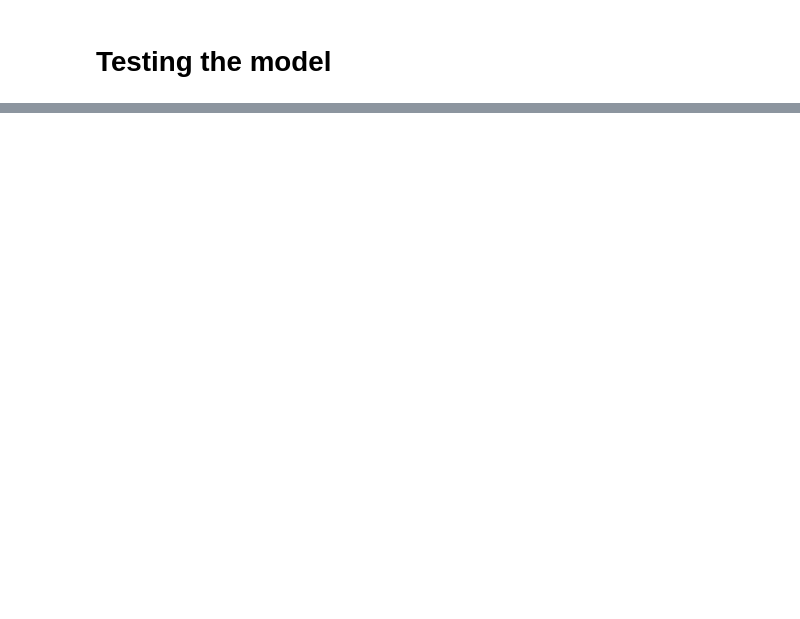
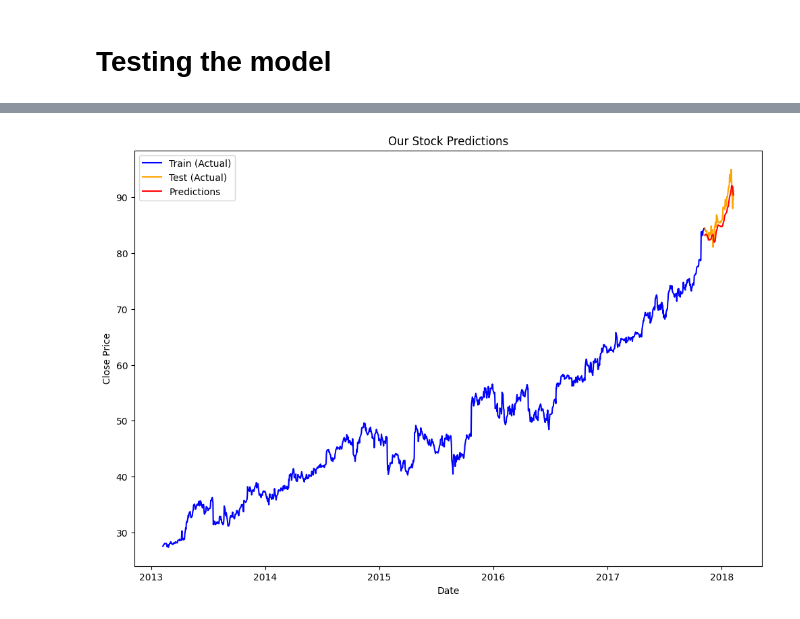
Before and after one commit to patrick-3008/LSTM-Time-Series-Forecasting, a Jupyter notebook: lstm-time-series-forecasting.ipynb, the cells around one changed output, grey strips where cells are left out. Cells and saved outputs as stored; diff of their text form; code cells hidden in the pictures; blank space fills up the shorter version.

Commit message:
make predictions

```diff
--- a/lstm-time-series-forecasting.ipynb
+++ b/lstm-time-series-forecasting.ipynb
@@ -197,3 +197,16 @@ Epoch 20/20
 36/36 [==============================] - 1s 15ms/step - loss: 0.1022 - root_mean_squared_error: 0.1405
 # %% [markdown]
 # Testing the model
+# %%
+test_data = scaled_data[training_data_len - 60:]
+X_test, y_test = [], dataset[training_data_len:]
+# %%
+for i in range(60, len(test_data)):
+    X_test.append(test_data[i-60:i, 0])
+# %%
+X_test = np.array(X_test)
+X_test = np.reshape(X_test, (X_test.shape[0],X_test.shape[1],1 ))
+# %%
+# Make a Prediction
+predictions = model.predict(X_test)
+predictions = scaler.inverse_transform(predictions)
@@ -199,0 +215,20 @@ Epoch 20/20
+# %%
+# Plotting data
+train = df[:training_data_len]
+test =  df[training_data_len:]
+
+test = test.copy()
+
+test['Predictions'] = predictions
+
+plt.figure(figsize=(12,8))
+plt.plot(train['date'], train['close'], label="Train (Actual)", color='blue')
+plt.plot(test['date'], test['close'], label="Test (Actual)", color='orange')
+plt.plot(test['date'], test['Predictions'], label="Predictions", color='red')
+plt.title("Our Stock Predictions")
+plt.xlabel("Date")
+plt.ylabel("Close Price")
+plt.legend()
+plt.show()
+# %% [output]
+[figure, added]
```
Also changed, not shown: parts of 1 cell of this notebook.
